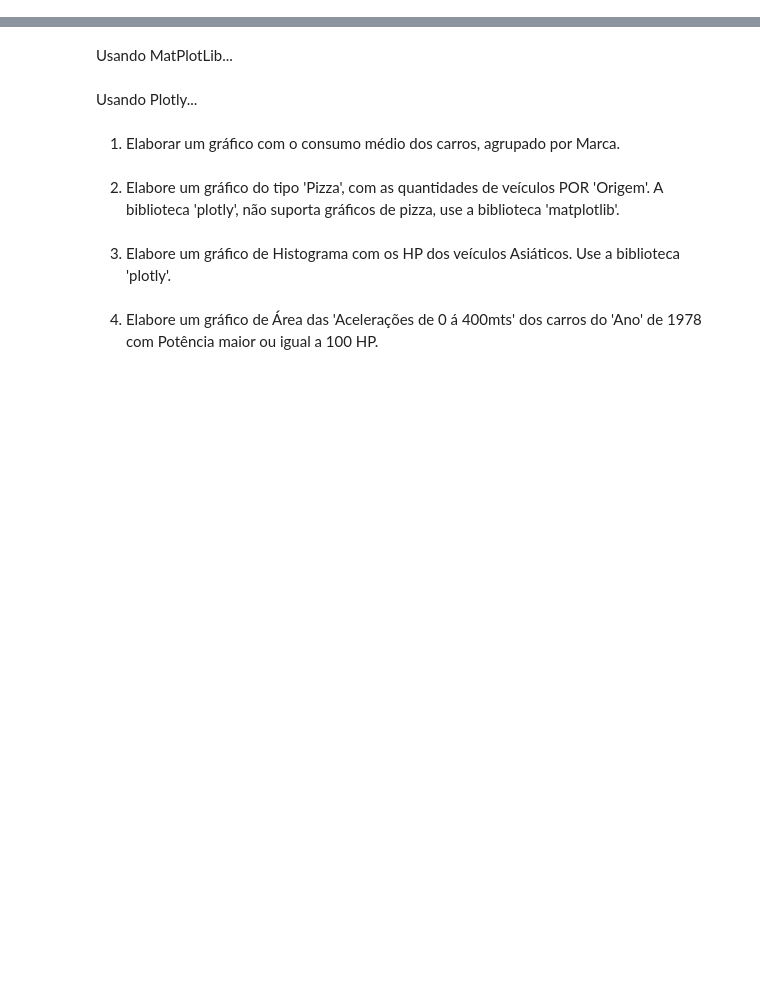
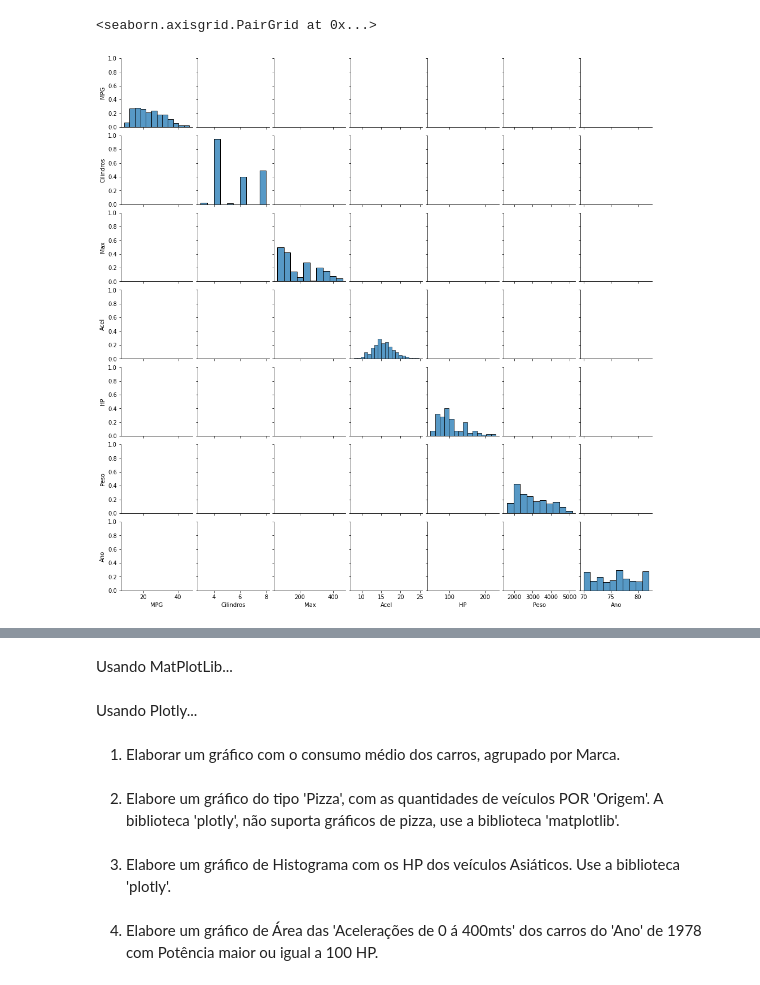
Before and after one commit to anamanuellar/Data_Science, a Jupyter notebook: Aula07PandasGraf.ipynb, the cells around one changed output, grey strips where cells are left out. Drawn from its saved outputs; the diff is of its cells as text; code cells hidden in the pictures; blank space fills up the shorter version.

```diff
--- a/Aula07PandasGraf.ipynb
+++ b/Aula07PandasGraf.ipynb
@@ -7,0 +132,7 @@ df
+# %%
+cols = ['MPG', 'Cilindros', 'Max', 'Acel', 'HP', 'Peso', 'Ano', 'Origem',
+       'Modelo', 'Marca']
+sns.pairplot(df[cols], height=2.0, kind='bar')
+# %% [output]
+<seaborn.axisgrid.PairGrid at 0x...>
+[figure, added]
```
Also changed, not shown: parts of 25 cells of this notebook.
